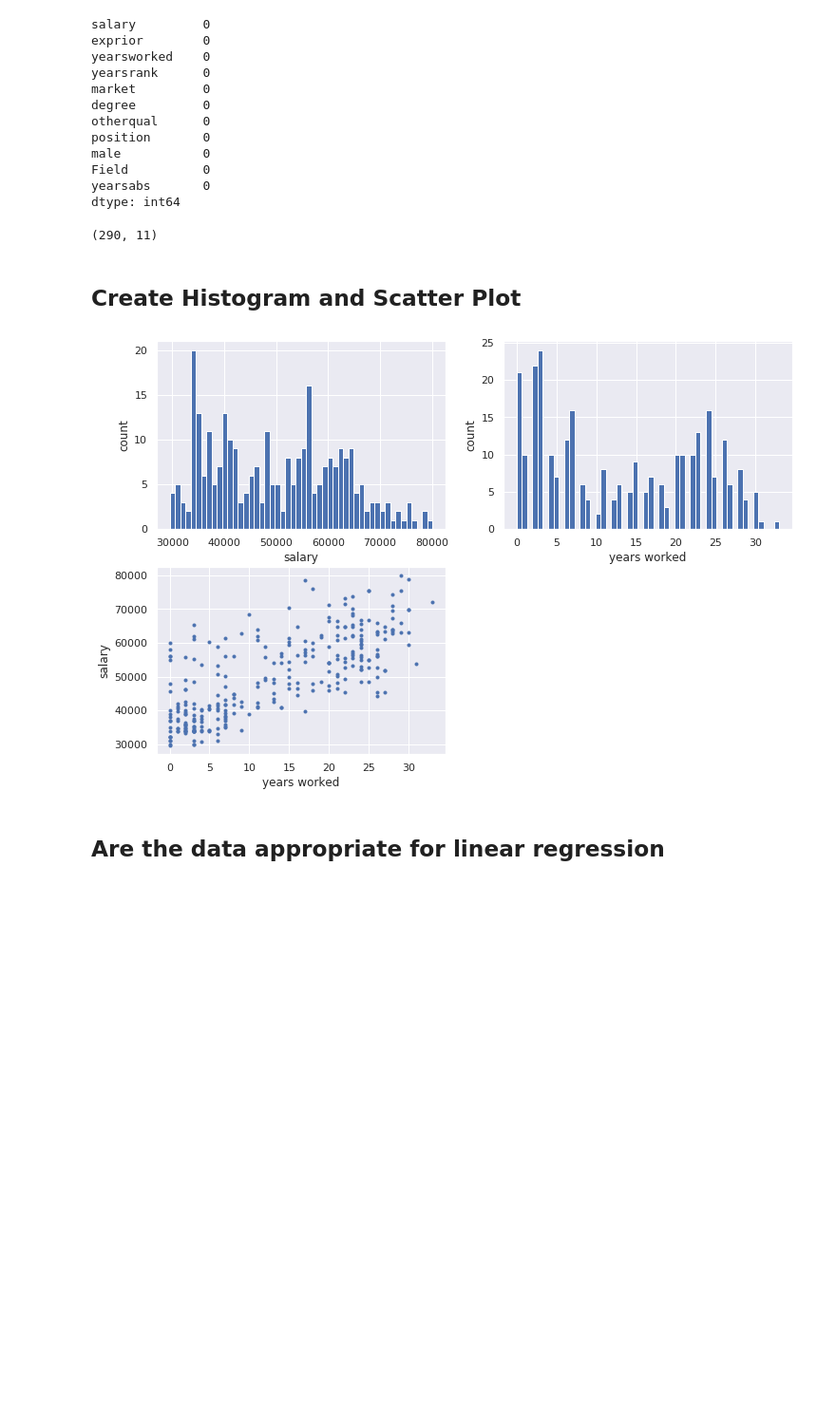
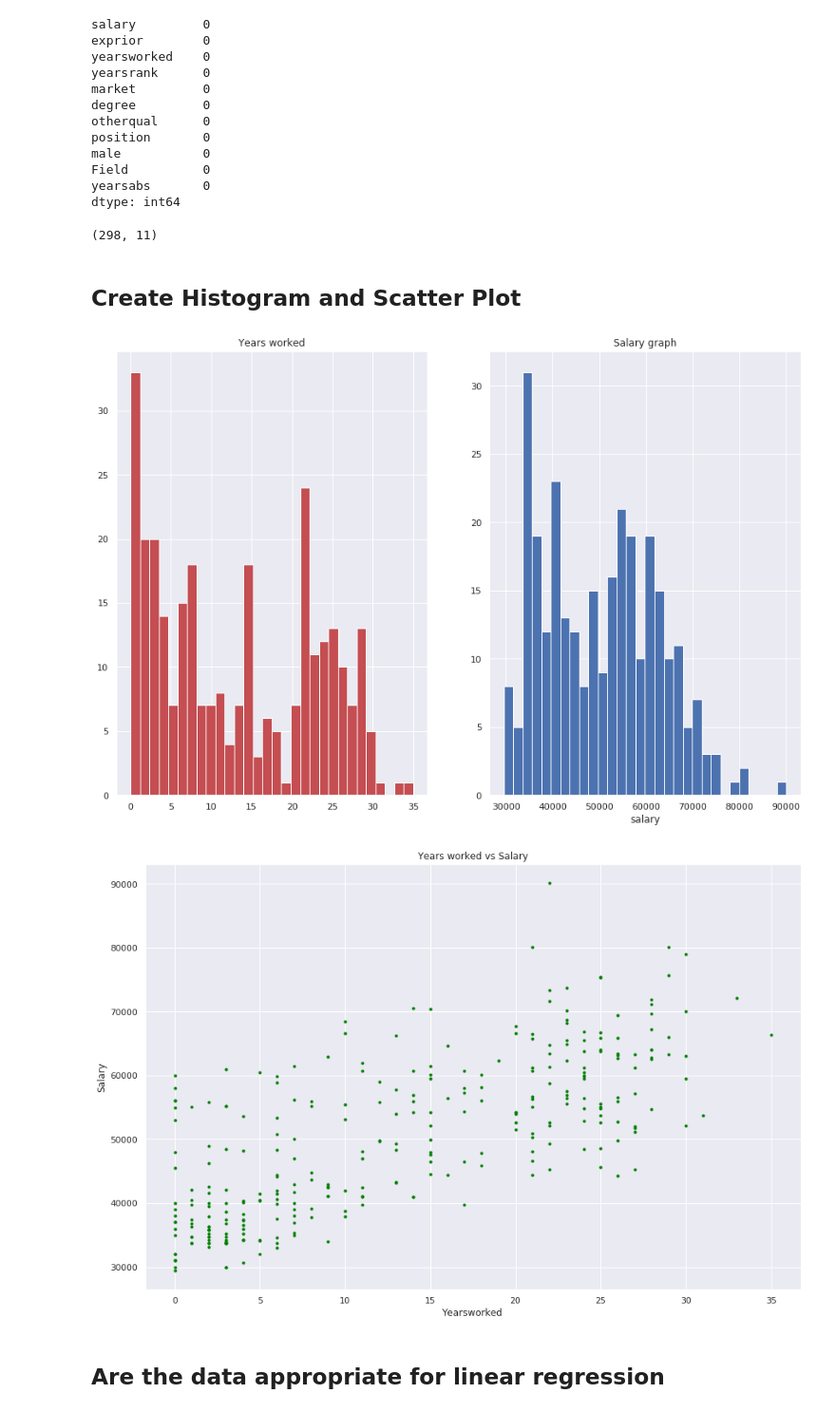
Before and after one commit to Shalom91/New-Regression, a Jupyter notebook: Regression_Analysis.ipynb, the cells around one changed output. Shown: that part at 95% size. Cells and saved outputs as stored; diff of their text form; code cells hidden in the pictures; blank space fills up the shorter version.

```diff
--- a/Regression_Analysis.ipynb
+++ b/Regression_Analysis.ipynb
@@ -14,21 +10,18 @@ Split your data into a training and test set. Leave the test set for now. Examin
 # %%
 # import modules
 import pandas as pd
+import numpy as np
 import matplotlib.pyplot as plt
 import seaborn as sns
 from sklearn.model_selection import train_test_split
+
 %matplotlib inline
-
-# set graph style
-sns.set()
-sns.set(rc={'figure.figsize':(12,8)})
-sns.set(font_scale=1)
 
 # load the salary dataset
 df = pd.read_csv('salary.csv')
 
 # split the data
-train, test = train_test_split(df, test_size=0.2)
+train, test = train_test_split(df, test_size=.2)
 print(train.shape, test.shape)
 # %% [output]
 (411, 11) (103, 11)
@@ -88,33 +81,43 @@ train_out = train[~((train < (Q1 - 1.5 * IQR)) | (train > (Q3 + 1.5 * IQR))).any
 
 train_out.shape
 # %% [output]
-(290, 11)
+(298, 11)
 # %% [markdown]
 ## Create Histogram and Scatter Plot
 # %%
 # create new data frame
 train_new = pd.DataFrame(train_out, columns=['salary', 'yearsworked'])
-
 salary = train_new.salary
 yearsworked = train_new.yearsworked
 
-# plot histograms and scatter plot
-ax = plt.subplot(221)
-_ = plt.hist(salary, bins=50)
-_ = plt.xlabel('salary')
-_ = plt.ylabel('count')
+#plot histograms and scatter plot
+sns.set()
 
-ax = plt.subplot(222)
-_ = plt.hist(yearsworked, bins=50)
-_ = plt.xlabel('years worked')
-_ = plt.ylabel('count')
+plt.subplots(figsize=(15,10))
+plt.subplot(1,2,1)
+plt.title("Years worked")
+plt.hist(yearsworked, color='r', bins=30)
+plt.xlabel("")
+plt.ylabel("")
 
-ax = plt.subplot(223)
-_ = plt.plot(yearsworked, salary, marker='.', linestyle='none')
-_ = plt.xlabel('years worked')
-_ = plt.ylabel('salary')
+plt.subplot(1,2,2)
+plt.title("Salary graph")
+plt.hist(salary, bins=30, color='b')
+plt.xlabel("salary")
+plt.ylabel("")
+
+# making a scatter plot
+_ = sns.set()
+
+_ = plt.figure(figsize=(15,10))
+_ = plt.plot(yearsworked, salary, marker='.', linestyle='none', color='green')
+_ = plt.xlabel('Yearsworked')
+_ = plt.ylabel('Salary')
+_ = plt.title('Years worked vs Salary')
+_ = plt.show()
 # %% [output]
-[figure, old version]
+[figure, new version]
+[figure, added]
 # %% [markdown]
 ## Are the data appropriate for linear regression
 # %% [markdown]
```
Also changed, not shown: parts of 34 cells of this notebook.
